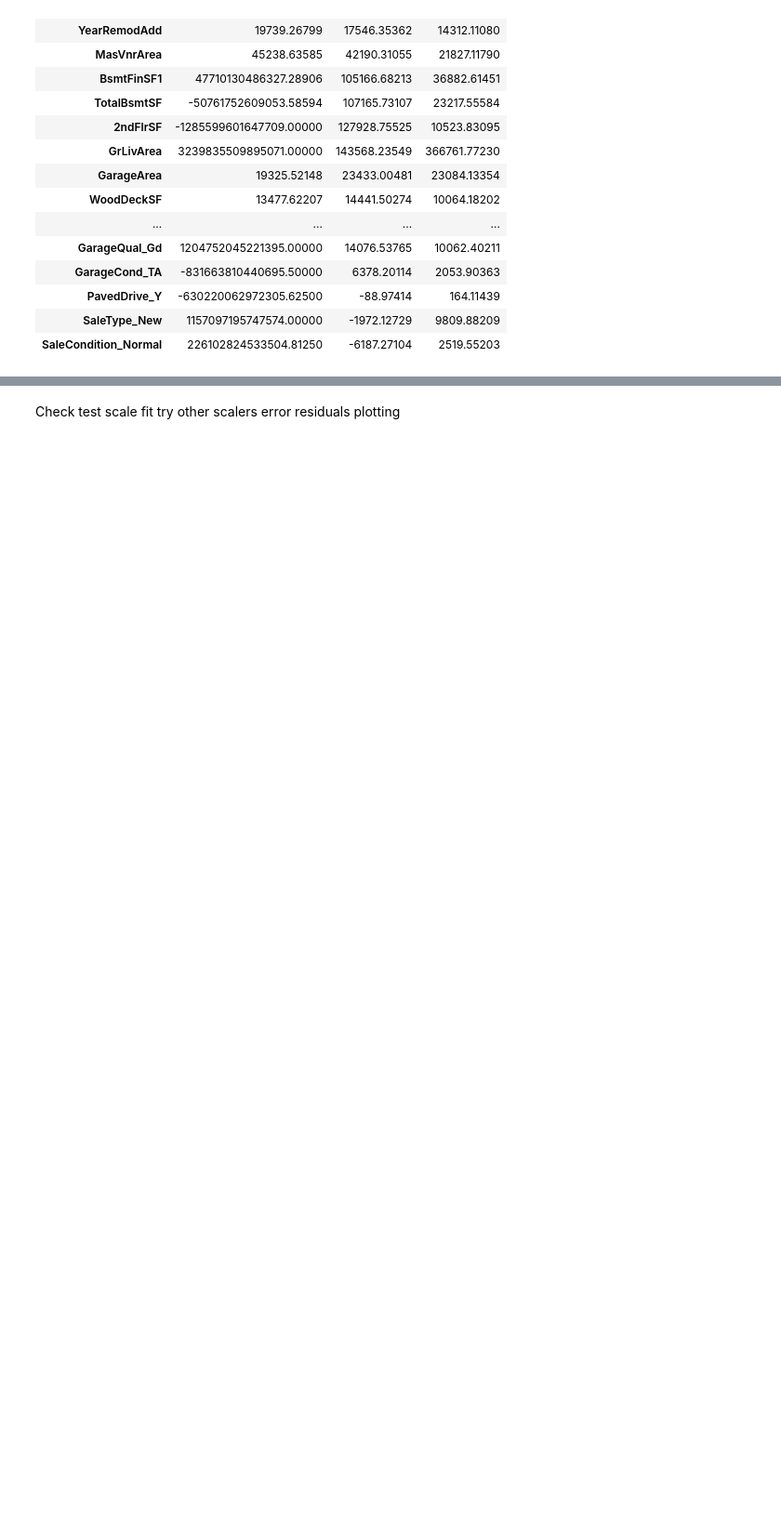
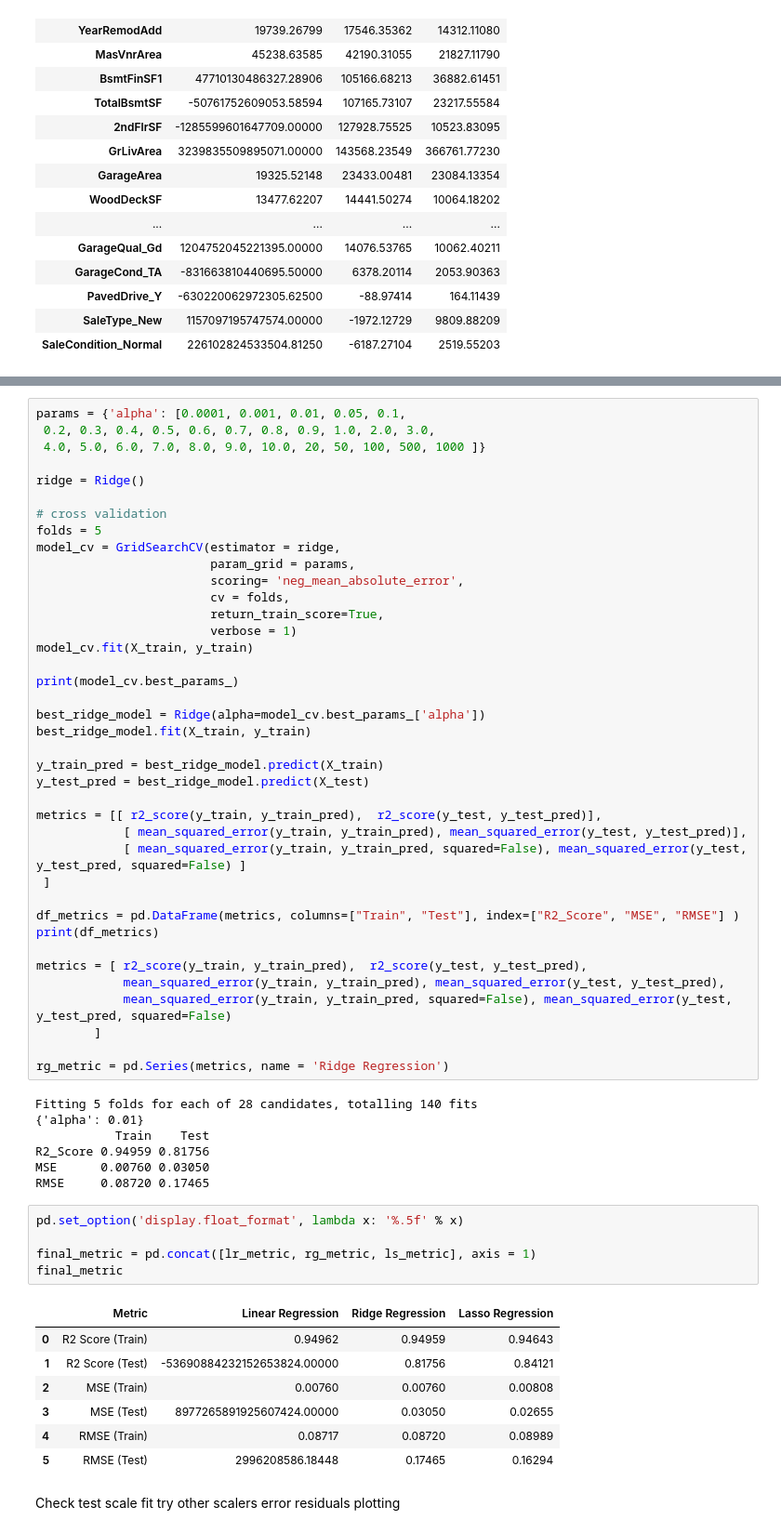
Before and after one commit to krishnajiraoh/upGrad_advanced_regression_assignment, a Jupyter notebook: Assignment.ipynb, the cells around one changed output, grey strips where cells are left out. Shown at 93% size. Saved outputs shown, nothing was run; the diff lists cells and outputs as text; blank space fills up the shorter version.

```diff
--- a/Assignment.ipynb
+++ b/Assignment.ipynb
@@ -589,3 +586,62 @@ betas[betas['Lasso'] > 0.001]
+# %%
+params = {'alpha': [0.0001, 0.001, 0.01, 0.05, 0.1,
+ 0.2, 0.3, 0.4, 0.5, 0.6, 0.7, 0.8, 0.9, 1.0, 2.0, 3.0,
+ 4.0, 5.0, 6.0, 7.0, 8.0, 9.0, 10.0, 20, 50, 100, 500, 1000 ]}
+
+ridge = Ridge()
+
+# cross validation
+folds = 5
+model_cv = GridSearchCV(estimator = ridge,
+                        param_grid = params,
+                        scoring= 'neg_mean_absolute_error',
+                        cv = folds,
+                        return_train_score=True,
+                        verbose = 1)
+model_cv.fit(X_train, y_train)
+
+print(model_cv.best_params_)
+
+best_ridge_model = Ridge(alpha=model_cv.best_params_['alpha'])
+best_ridge_model.fit(X_train, y_train)
+
+y_train_pred = best_ridge_model.predict(X_train)
+y_test_pred = best_ridge_model.predict(X_test)
+
+metrics = [[ r2_score(y_train, y_train_pred),  r2_score(y_test, y_test_pred)],
+            [ mean_squared_error(y_train, y_train_pred), mean_squared_error(y_test, y_test_pred)],
+            [ mean_squared_error(y_train, y_train_pred, squared=False), mean_squared_error(y_test, y_test_pred, squared=False) ]
+ ]
+
+df_metrics = pd.DataFrame(metrics, columns=["Train", "Test"], index=["R2_Score", "MSE", "RMSE"] )
+print(df_metrics)
+
+metrics = [ r2_score(y_train, y_train_pred),  r2_score(y_test, y_test_pred),
+            mean_squared_error(y_train, y_train_pred), mean_squared_error(y_test, y_test_pred),
+            mean_squared_error(y_train, y_train_pred, squared=False), mean_squared_error(y_test, y_test_pred, squared=False)
+        ]
+
+rg_metric = pd.Series(metrics, name = 'Ridge Regression')
+# %% [output]
+Fitting 5 folds for each of 28 candidates, totalling 140 fits
+{'alpha': 0.01}
+           Train    Test
+R2_Score 0.94959 0.81756
+MSE      0.00760 0.03050
+RMSE     0.08720 0.17465
+# %%
+pd.set_option('display.float_format', lambda x: '%.5f' % x)
+
+final_metric = pd.concat([lr_metric, rg_metric, ls_metric], axis = 1)
+final_metric
+# %% [output]
+|  | Metric | Linear Regression | Ridge Regression | Lasso Regression |
+| 0 | R2 Score (Train) | 0.94962 | 0.94959 | 0.94643 |
+| 1 | R2 Score (Test) | -53690884232152653824.00000 | 0.81756 | 0.84121 |
+| 2 | MSE (Train) | 0.00760 | 0.00760 | 0.00808 |
+| 3 | MSE (Test) | 8977265891925607424.00000 | 0.03050 | 0.02655 |
+| 4 | RMSE (Train) | 0.08717 | 0.08720 | 0.08989 |
+| 5 | RMSE (Test) | 2996208586.18448 | 0.17465 | 0.16294 |
 # %% [markdown]
 Check test scale fit
 try other scalers
```
Also changed, not shown: parts of 27 cells of this notebook.
